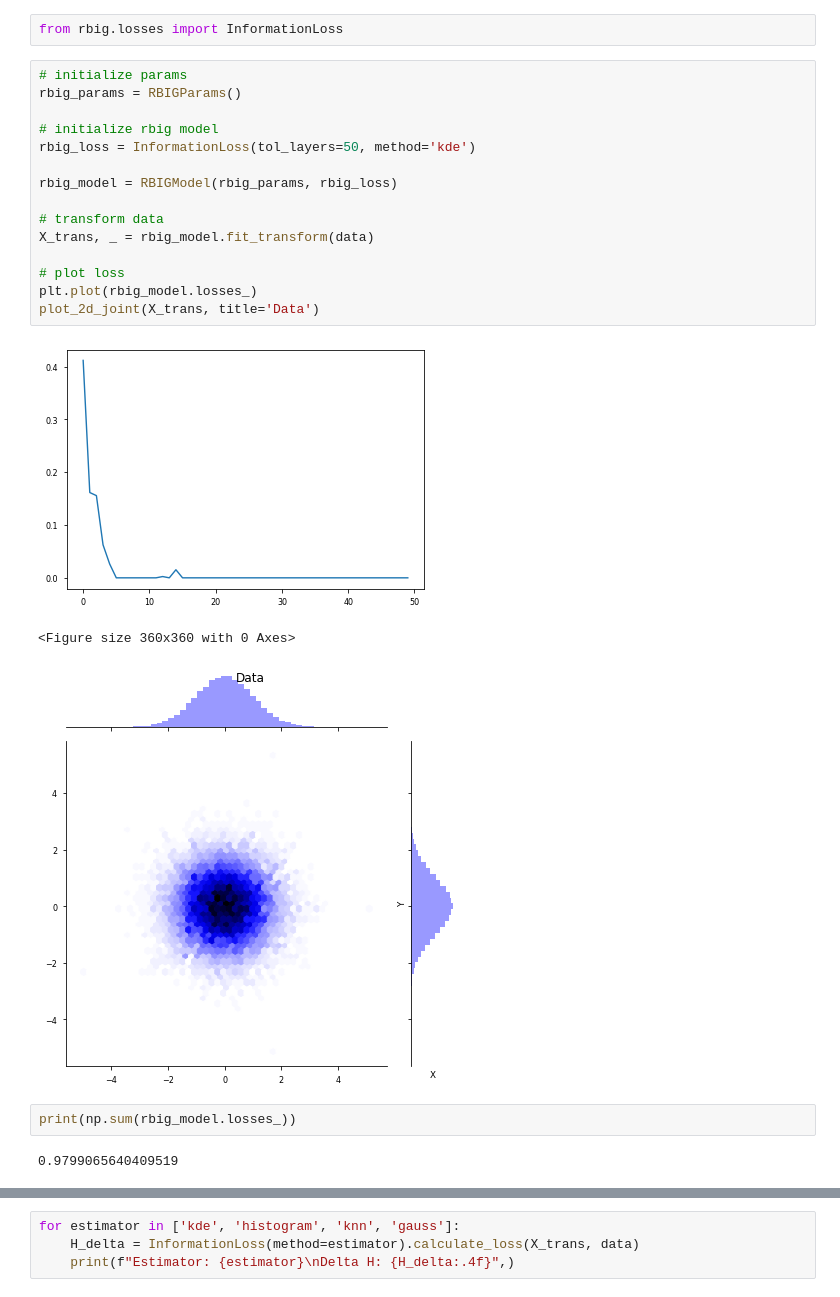
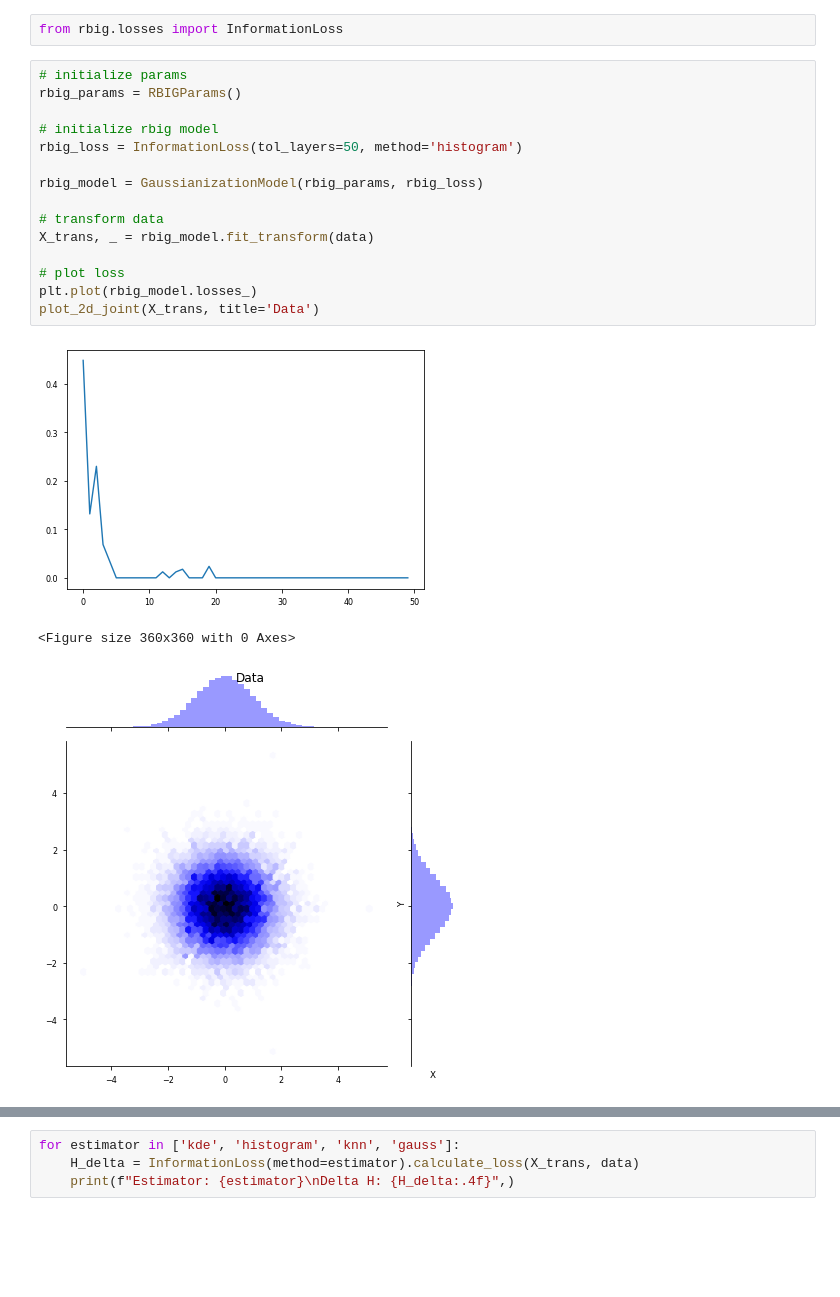
Before and after one commit to IPL-UV/rbig, a Jupyter notebook: notebooks/demo_rbig_loss.ipynb, the cells around one changed output, grey strips where cells are left out. Cells and saved outputs as stored; diff of their text form; blank space fills up the shorter version.

```diff
--- a/notebooks/demo_rbig_loss.ipynb
+++ b/notebooks/demo_rbig_loss.ipynb
@@ -115,23 +141,19 @@ from rbig.losses import InformationLoss
 # %%
 # initialize params
 rbig_params = RBIGParams()
 
 # initialize rbig model
-rbig_loss = InformationLoss(tol_layers=50, method='kde')
+rbig_loss = InformationLoss(tol_layers=50, method='histogram')
 
-rbig_model = RBIGModel(rbig_params, rbig_loss)
+rbig_model = GaussianizationModel(rbig_params, rbig_loss)
 
 # transform data
 X_trans, _ = rbig_model.fit_transform(data)
 
 # plot loss
 plt.plot(rbig_model.losses_)
 plot_2d_joint(X_trans, title='Data')
 # %% [output]
-[figure, old version]
+[figure, new version]
 <Figure size 360x360 with 0 Axes>
 [figure]
-# %%
-print(np.sum(rbig_model.losses_))
-# %% [output]
-0.9799065640409519
```
Also changed, not shown: parts of 22 cells of this notebook, 31 other files.
